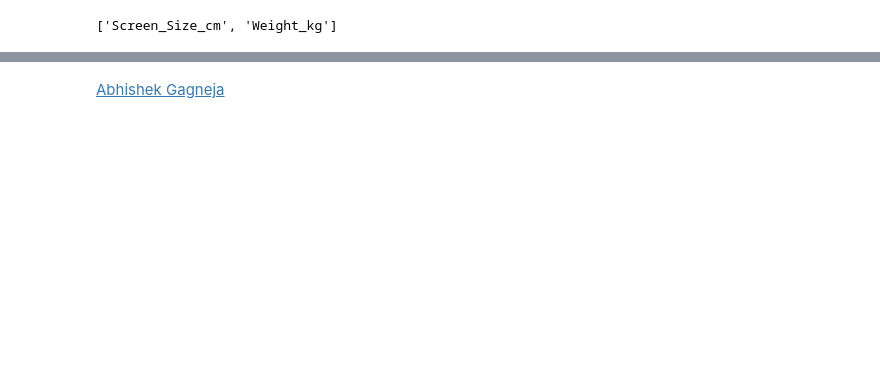
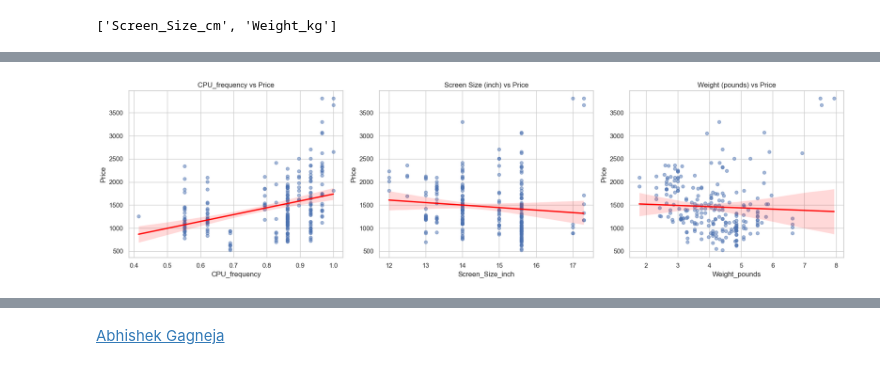
Before and after one commit to eyamrog/ibm_data_science, a Jupyter notebook: 11_Generative_AI_Test_Environment.ipynb, the cells around one changed output, grey strips where cells are left out. Saved outputs shown, nothing was run; the diff lists cells and outputs as text; code cells hidden in the pictures; blank space fills up the shorter version.

```diff
--- a/11_Generative_AI_Test_Environment.ipynb
+++ b/11_Generative_AI_Test_Environment.ipynb
@@ -109,0 +513,17 @@ print(cols_with_missing)
+# %%
+# Python
+import pandas as pd
+
+# 1) Import CSV with headers in the first row (header=0 is default).
+# Replace 'path/to/your_file.csv' with your actual file path.
+file_path = '11_Generative_AI_laptop_pricing_dataset_mod2.csv'
+df = pd.read_csv(file_path, header=0)
+
+# 2) Generate statistical description for all features, including object dtype.
+# include='all' ensures object/categorical columns are included.
+# Set numeric_only=False for explicitness (pandas >= 2.0).
+desc = df.describe(include='all')
+
+print("Shape:", df.shape)
+print("\nData types:\n", df.dtypes)
+print("\nDescriptive statistics (including object columns):\n", desc)
@@ -109,0 +552,68 @@ print(cols_with_missing)
+# %%
+# Python
+import pandas as pd
+import seaborn as sns
+import matplotlib.pyplot as plt
+
+# Ensure numeric columns are numeric for plotting
+numeric_cols = ["Price", "CPU_frequency", "Screen_Size_inch", "Weight_pounds", "CPU_core", "RAM_GB", "Storage_GB_SSD"]
+for c in numeric_cols:
+    if c in df.columns:
+        df[c] = pd.to_numeric(df[c], errors="coerce")
+
+# 1) Regression plots: CPU_frequency vs Price, Screen_Size_inch vs Price, Weight_pounds vs Price
+sns.set(style="whitegrid")
+
+fig, axes = plt.subplots(1, 3, figsize=(18, 5))
+pairs = [("CPU_frequency", "Price"), ("Screen_Size_inch", "Price"), ("Weight_pounds", "Price")]
+titles = ["CPU_frequency vs Price", "Screen Size (inch) vs Price", "Weight (pounds) vs Price"]
+
+for ax, (xcol, ycol), title in zip(axes, pairs, titles):
+    if xcol in df.columns and ycol in df.columns:
+        sns.regplot(data=df, x=xcol, y=ycol, scatter_kws={"alpha": 0.5, "s": 30}, line_kws={"color": "red"}, ax=ax)
+        ax.set_title(title)
+    else:
+        ax.axis("off")
+plt.tight_layout()
+plt.show()
+
+# 2) Box plots of Price by categorical and discrete attributes
+# Category-like fields
+cat_attrs = ["Category", "GPU", "OS"]
+# Discrete numeric fields – treat as categorical bins on x-axis
+disc_attrs = ["CPU_core", "RAM_GB", "Storage_GB_SSD"]
+
+# Box plots for categorical attributes
+n = sum(attr in df.columns for attr in cat_attrs)
+if n > 0:
+    fig, axes = plt.subplots(1, n, figsize=(6*n, 5), sharey=True)
+    if n == 1:
+        axes = [axes]
+    i = 0
+    for attr in cat_attrs:
+        if attr in df.columns and "Price" in df.columns:
+            sns.boxplot(data=df, x=attr, y="Price", ax=axes[i])
+            axes[i].set_title(f"Price by {attr}")
+            axes[i].tick_params(axis='x', rotation=45)
+            i += 1
+    plt.tight_layout()
+    plt.show()
+
+# Box plots for discrete numeric attributes (cast to categorical for grouping)
+m = sum(attr in df.columns for attr in disc_attrs)
+if m > 0:
+    fig, axes = plt.subplots(1, m, figsize=(6*m, 5), sharey=True)
+    if m == 1:
+        axes = [axes]
+    j = 0
+    for attr in disc_attrs:
+        if attr in df.columns and "Price" in df.columns:
+            sns.boxplot(data=df.assign(**{attr: df[attr].astype("Int64").astype(str)}), x=attr, y="Price", ax=axes[j])
+            axes[j].set_title(f"Price by {attr}")
+            axes[j].set_xlabel(f"{attr} (grouped)")
+            axes[j].tick_params(axis='x', rotation=0)
+            j += 1
+    plt.tight_layout()
+    plt.show()
+# %% [output]
+[figure, added]
```
Also changed, not shown: parts of 64 cells of this notebook, 1 other file.
